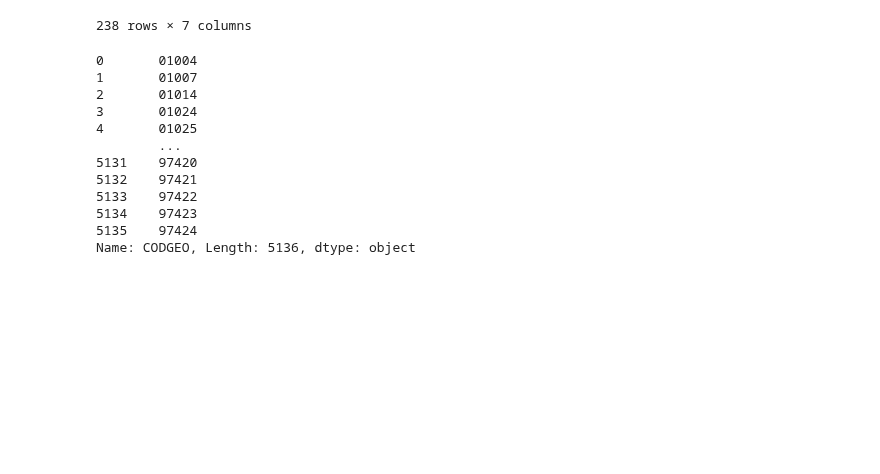
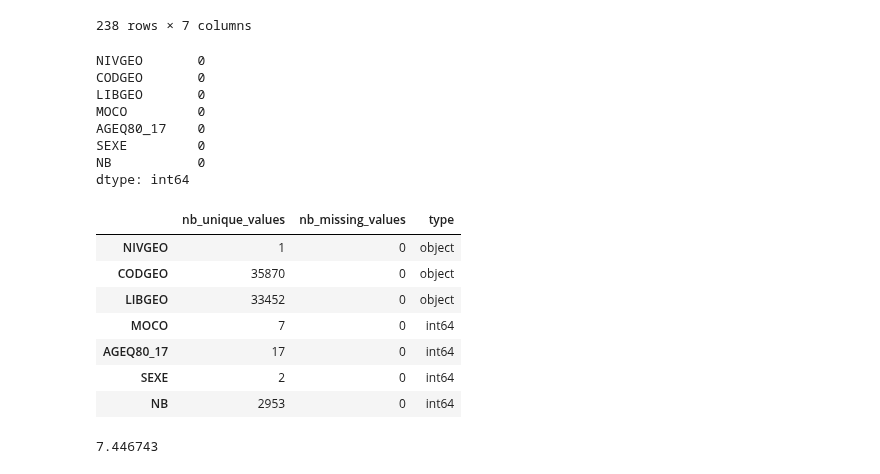
Before and after one commit to nkostiuk/french-industry, a Jupyter notebook: notebooks/first-investigationNK.ipynb, the cells around one changed output. Drawn from its saved outputs; the diff is of its cells as text; code cells hidden in the pictures; blank space fills up the shorter version.

```diff
--- a/notebooks/first-investigationNK.ipynb
+++ b/notebooks/first-investigationNK.ipynb
@@ -238,17 +239,28 @@ population[population.CODGEO ==92023]
 | 8439003 | COM | 92023 | Clamart | 32 | 80 | 2 | 911 |
 238 rows × 7 columns
 # %%
-salary.CODGEO
+population.isnull().sum()
 # %% [output]
-0       01004
-1       01007
-2       01014
-3       01024
-4       01025
-        ...
-5131    97420
-5132    97421
-5133    97422
-5134    97423
-5135    97424
-Name: CODGEO, Length: 5136, dtype: object
+NIVGEO       0
+CODGEO       0
+LIBGEO       0
+MOCO         0
+AGEQ80_17    0
+SEXE         0
+NB           0
+dtype: int64
+# %%
+summary_short(population)
+# %% [output]
+|  | nb_unique_values | nb_missing_values | type |
+| NIVGEO | 1 | 0 | object |
+| CODGEO | 35870 | 0 | object |
+| LIBGEO | 33452 | 0 | object |
+| MOCO | 7 | 0 | int64 |
+| AGEQ80_17 | 17 | 0 | int64 |
+| SEXE | 2 | 0 | int64 |
+| NB | 2953 | 0 | int64 |
+# %%
+7.446743e+00
+# %% [output]
+7.446743
```
Also changed, not shown: parts of 1 cell of this notebook, 1 other file.
